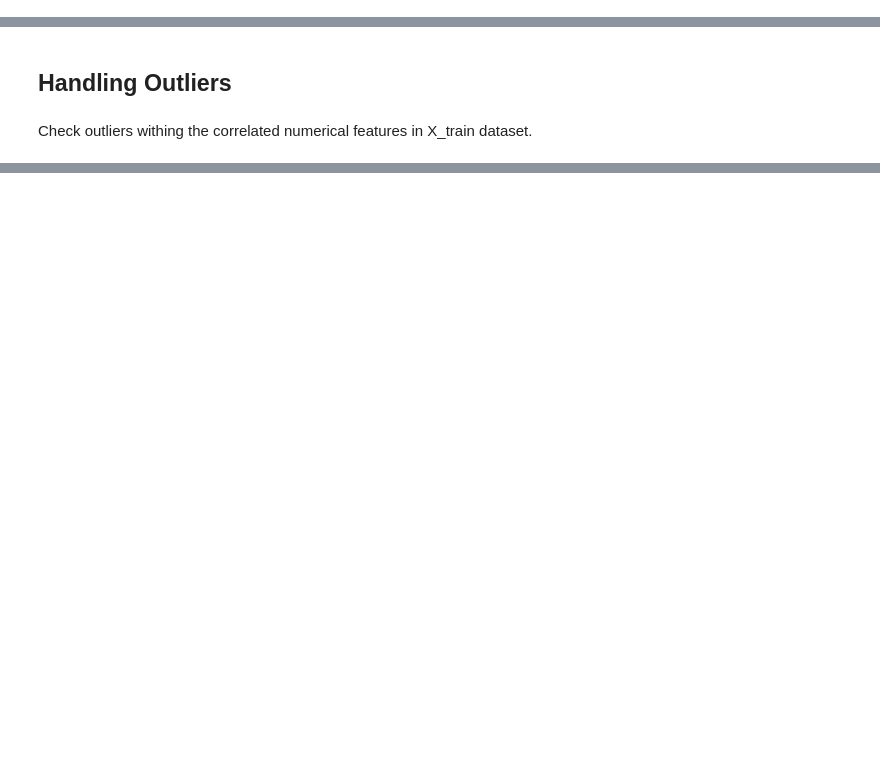
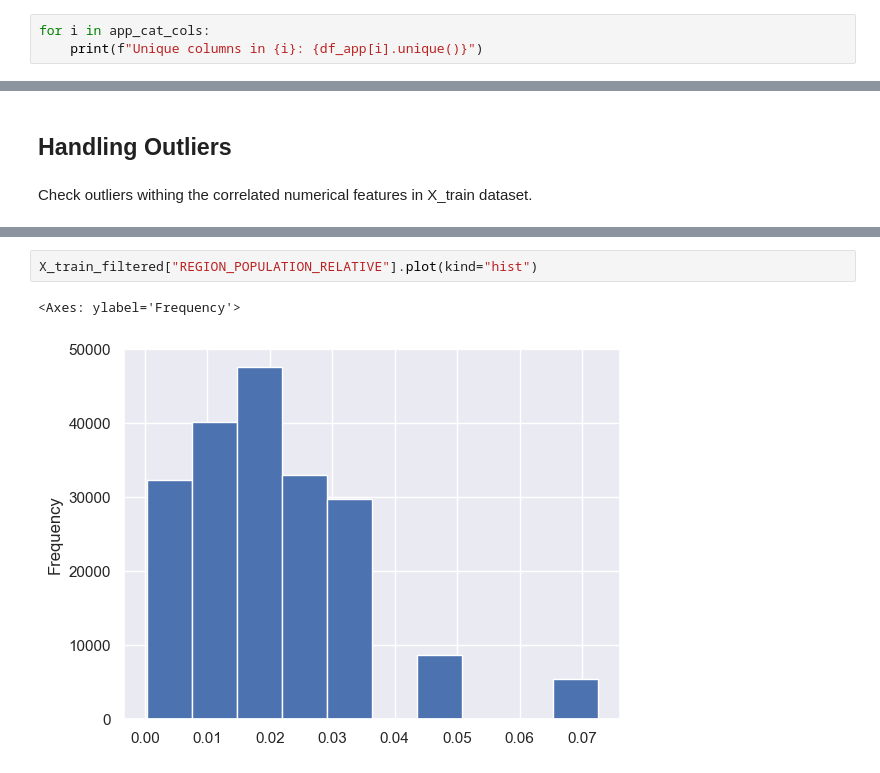
Before and after one commit to Ahmad-assegaf/hacktiv8-final-project, a Jupyter notebook: main.ipynb, the cells around one changed output, grey strips where cells are left out. Drawn from its saved outputs; the diff is of its cells as text; blank space fills up the shorter version.

```diff
--- a/main.ipynb
+++ b/main.ipynb
@@ -472,3 +479,6 @@ array(['NAME_HOUSING_TYPE', 'AMT_REQ_CREDIT_BUREAU_HOUR', 'FLAG_OWN_CAR',
       dtype='<U27')
 # %% [markdown]
 Only organization_type and occupation_type columns not found in previous data.
+# %%
+for i in app_cat_cols:
+    print(f"Unique columns in {i}: {df_app[i].unique()}")
@@ -1310,0 +1553,5 @@ X_train_filtered[correlated_num_ft].describe()
+# %%
+X_train_filtered["REGION_POPULATION_RELATIVE"].plot(kind="hist")
+# %% [output]
+<Axes: ylabel='Frequency'>
+[figure, added]
```
Also changed, not shown: parts of 75 cells of this notebook.
